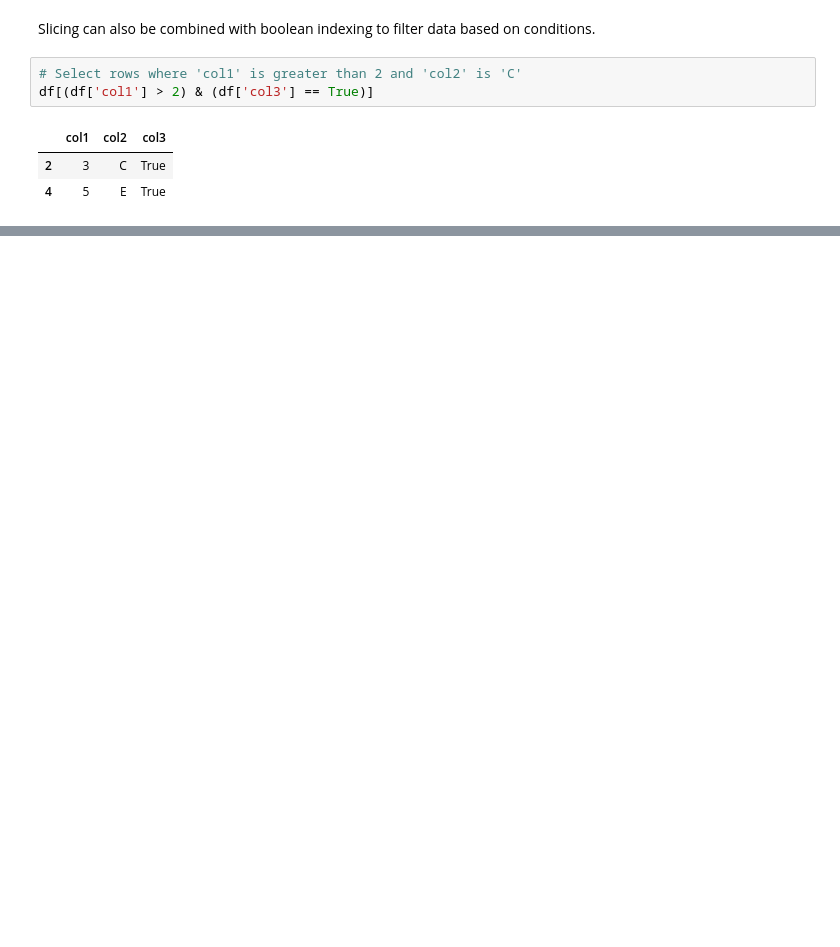
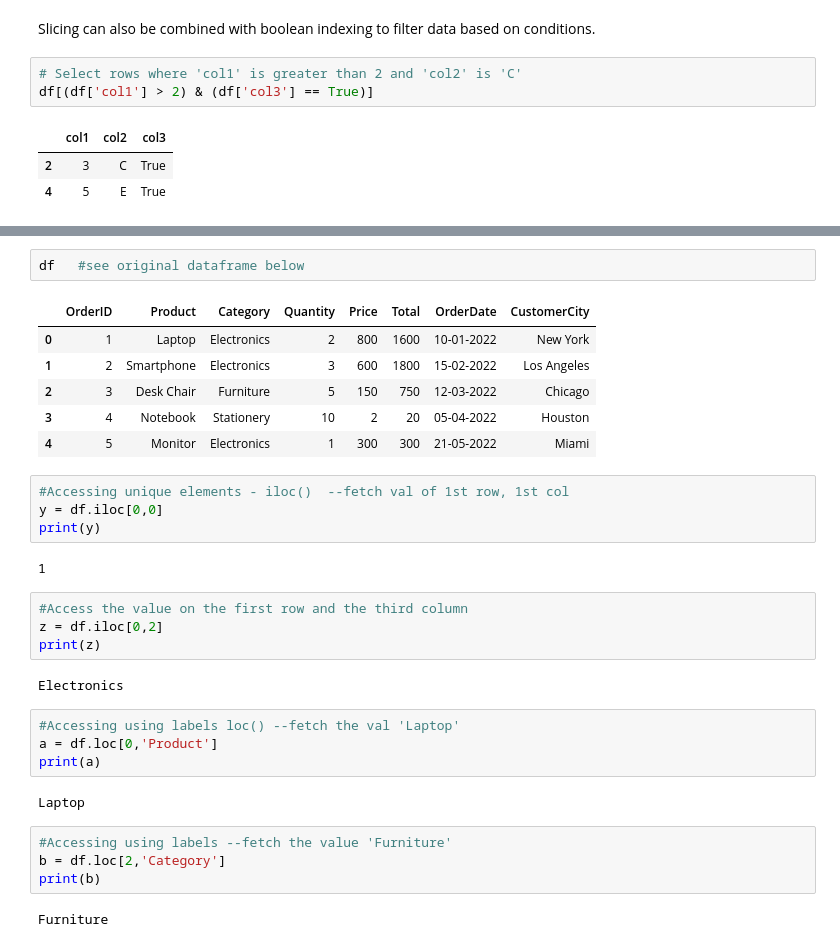
Before and after one commit to achaklad/Git-Publish, a Jupyter notebook: Python for Data Science, AI & Development/Pandas_Module4.ipynb, the cells around one changed output, grey strips where cells are left out. Drawn from its saved outputs; the diff is of its cells as text; blank space fills up the shorter version.

```diff
--- a/Python for Data Science, AI & Development/Pandas_Module4.ipynb
+++ b/Python for Data Science, AI & Development/Pandas_Module4.ipynb
@@ -284,0 +415,33 @@ df[(df['col1'] > 2) & (df['col3'] == True)]
+# %%
+df   #see original dataframe below
+# %% [output]
+|  | OrderID | Product | Category | Quantity | Price | Total | OrderDate | CustomerCity |
+| 0 | 1 | Laptop | Electronics | 2 | 800 | 1600 | 10-01-2022 | New York |
+| 1 | 2 | Smartphone | Electronics | 3 | 600 | 1800 | 15-02-2022 | Los Angeles |
+| 2 | 3 | Desk Chair | Furniture | 5 | 150 | 750 | 12-03-2022 | Chicago |
+| 3 | 4 | Notebook | Stationery | 10 | 2 | 20 | 05-04-2022 | Houston |
+| 4 | 5 | Monitor | Electronics | 1 | 300 | 300 | 21-05-2022 | Miami |
+# %%
+#Accessing unique elements - iloc()  --fetch val of 1st row, 1st col
+y = df.iloc[0,0]
+print(y)
+# %% [output]
+1
+# %%
+#Access the value on the first row and the third column
+z = df.iloc[0,2]
+print(z)
+# %% [output]
+Electronics
+# %%
+#Accessing using labels loc() --fetch the val 'Laptop'
+a = df.loc[0,'Product']
+print(a)
+# %% [output]
+Laptop
+# %%
+#Accessing using labels --fetch the value 'Furniture'
+b = df.loc[2,'Category']
+print(b)
+# %% [output]
+Furniture
```
Also changed, not shown: parts of 29 cells of this notebook.
